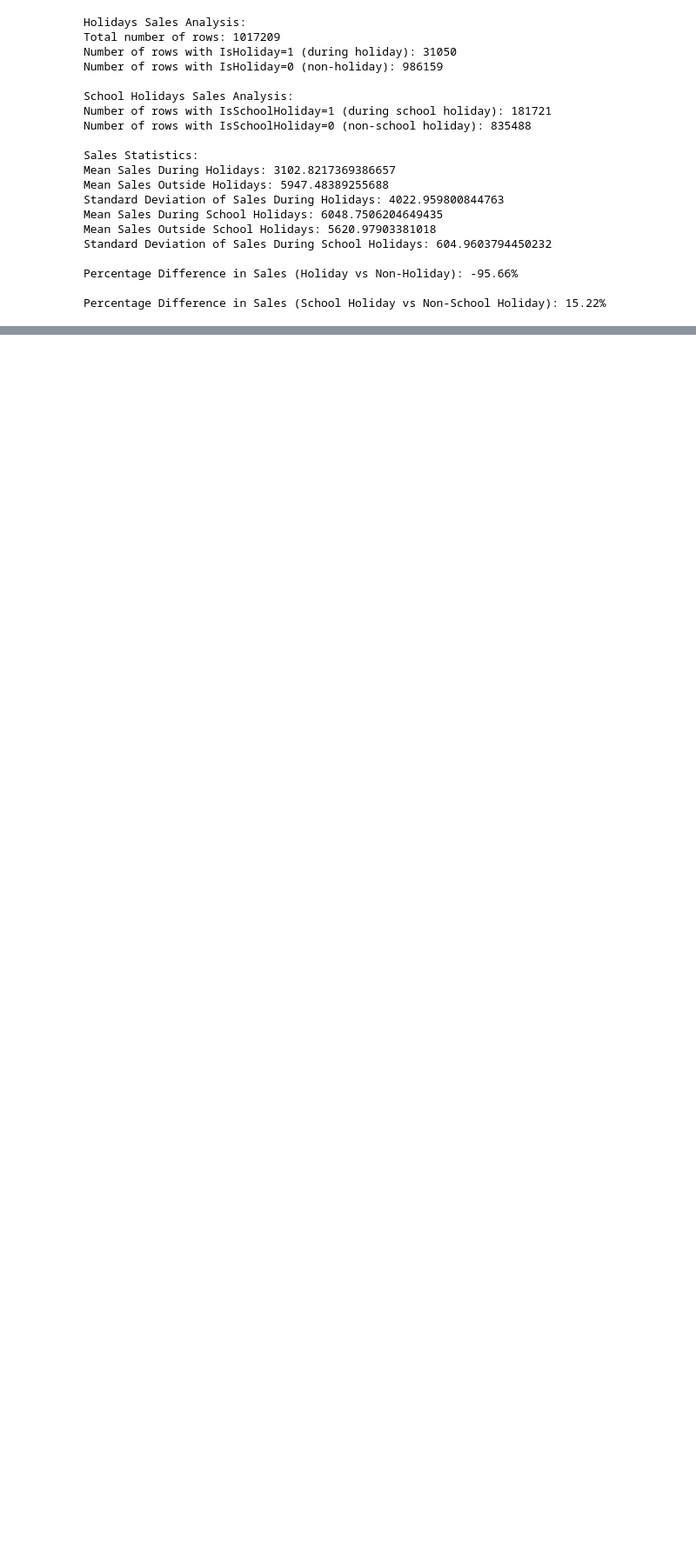
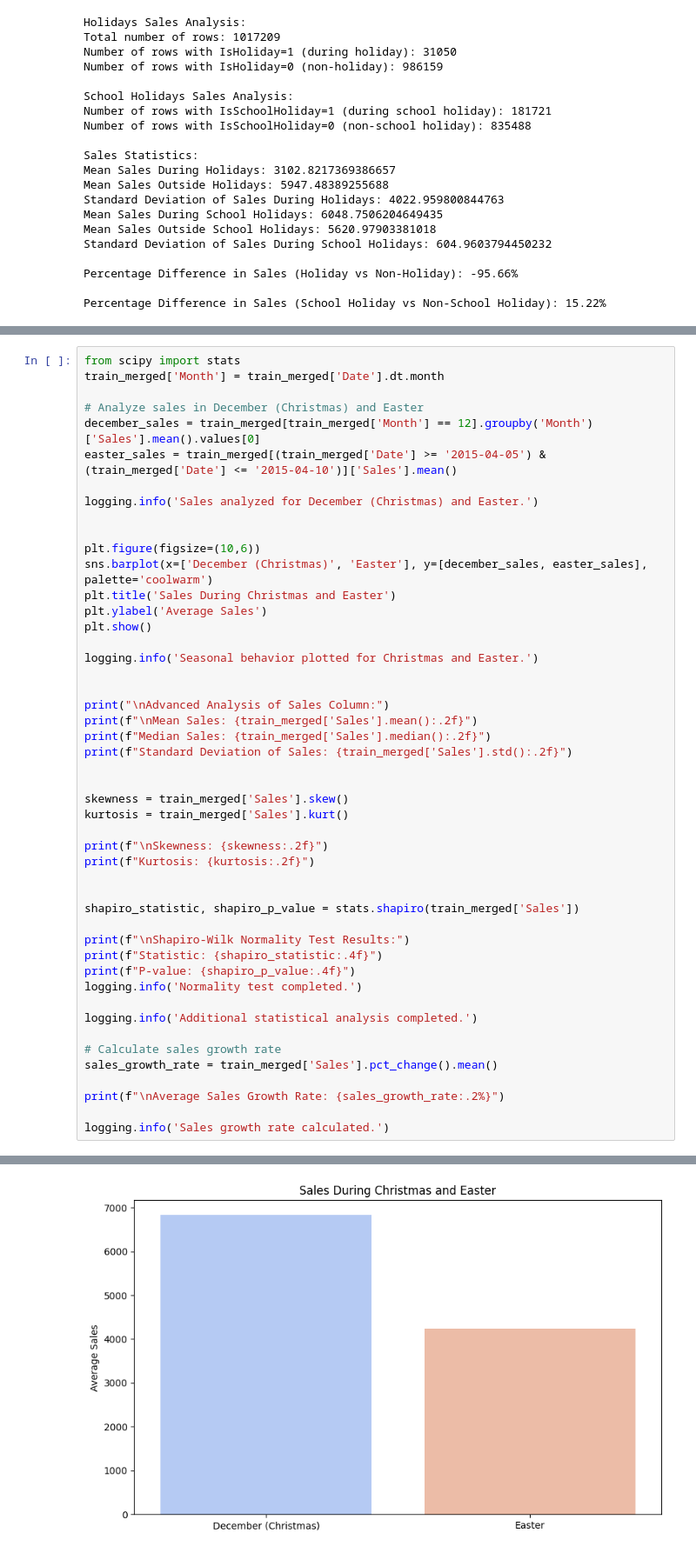
Before and after one commit to Birkity/Rossmann-forecastSales-, a Jupyter notebook: notebooks/task_1.ipynb, the cells around one changed output, grey strips where cells are left out. Shown: that part at 87% size. Drawn from its saved outputs; the diff is of its cells as text; blank space fills up the shorter version.

Commit message:
Analyzed and plotted seasonal purchase behavior for Christmas and Easter

```diff
--- a/notebooks/task_1.ipynb
+++ b/notebooks/task_1.ipynb
@@ -223,0 +226,49 @@ Percentage Difference in Sales (School Holiday vs Non-School Holiday): 15.22%
+# %%
+from scipy import stats
+train_merged['Month'] = train_merged['Date'].dt.month
+
+# Analyze sales in December (Christmas) and Easter
+december_sales = train_merged[train_merged['Month'] == 12].groupby('Month')['Sales'].mean().values[0]
+easter_sales = train_merged[(train_merged['Date'] >= '2015-04-05') & (train_merged['Date'] <= '2015-04-10')]['Sales'].mean()
+
+logging.info('Sales analyzed for December (Christmas) and Easter.')
+
+
+plt.figure(figsize=(10,6))
+sns.barplot(x=['December (Christmas)', 'Easter'], y=[december_sales, easter_sales], palette='coolwarm')
+plt.title('Sales During Christmas and Easter')
+plt.ylabel('Average Sales')
+plt.show()
+
+logging.info('Seasonal behavior plotted for Christmas and Easter.')
+
+
+print("\nAdvanced Analysis of Sales Column:")
+print(f"\nMean Sales: {train_merged['Sales'].mean():.2f}")
+print(f"Median Sales: {train_merged['Sales'].median():.2f}")
+print(f"Standard Deviation of Sales: {train_merged['Sales'].std():.2f}")
+
+
+skewness = train_merged['Sales'].skew()
+kurtosis = train_merged['Sales'].kurt()
+
+print(f"\nSkewness: {skewness:.2f}")
+print(f"Kurtosis: {kurtosis:.2f}")
+
+
+shapiro_statistic, shapiro_p_value = stats.shapiro(train_merged['Sales'])
+
+print(f"\nShapiro-Wilk Normality Test Results:")
+print(f"Statistic: {shapiro_statistic:.4f}")
+print(f"P-value: {shapiro_p_value:.4f}")
+logging.info('Normality test completed.')
+
+logging.info('Additional statistical analysis completed.')
+
+# Calculate sales growth rate
+sales_growth_rate = train_merged['Sales'].pct_change().mean()
+
+print(f"\nAverage Sales Growth Rate: {sales_growth_rate:.2%}")
+
+logging.info('Sales growth rate calculated.')
+# %% [output]
@@ -223,0 +278 @@ Percentage Difference in Sales (School Holiday vs Non-School Holiday): 15.22%
+[figure, added]
```
Also changed, not shown: parts of 2 cells of this notebook, 1 other file.
